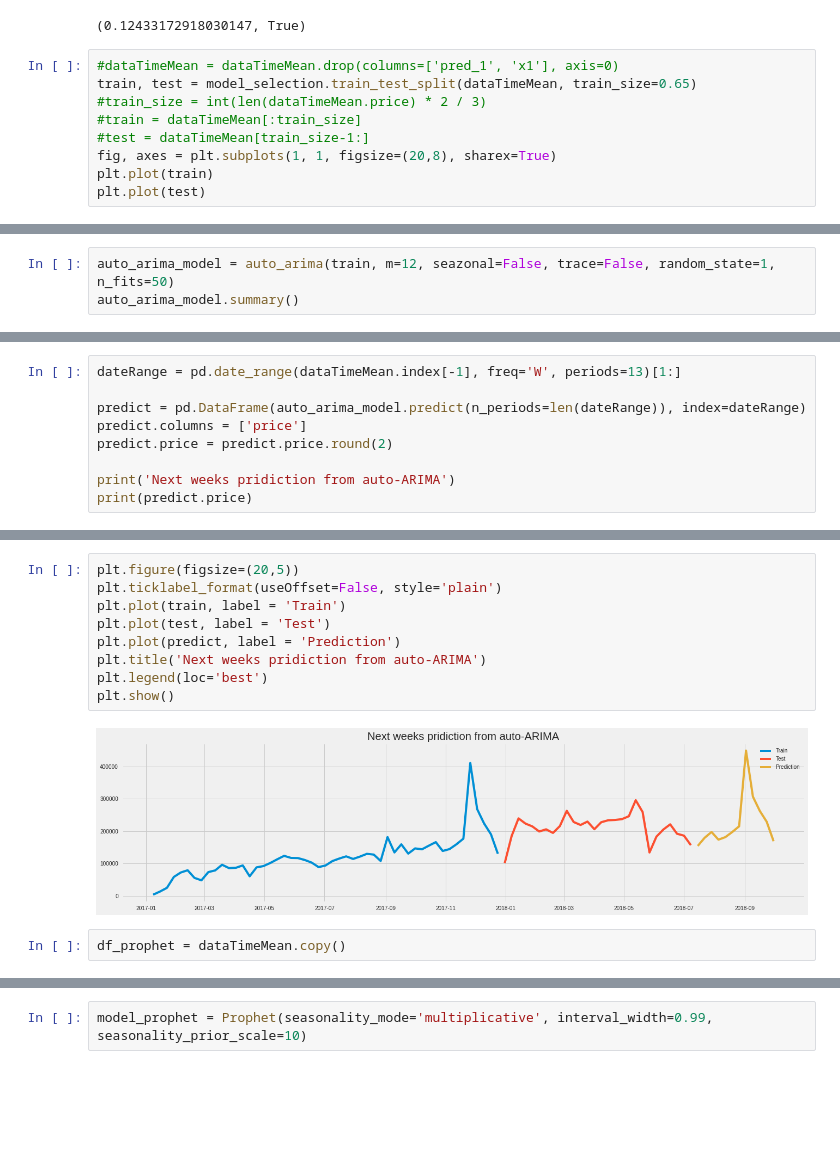
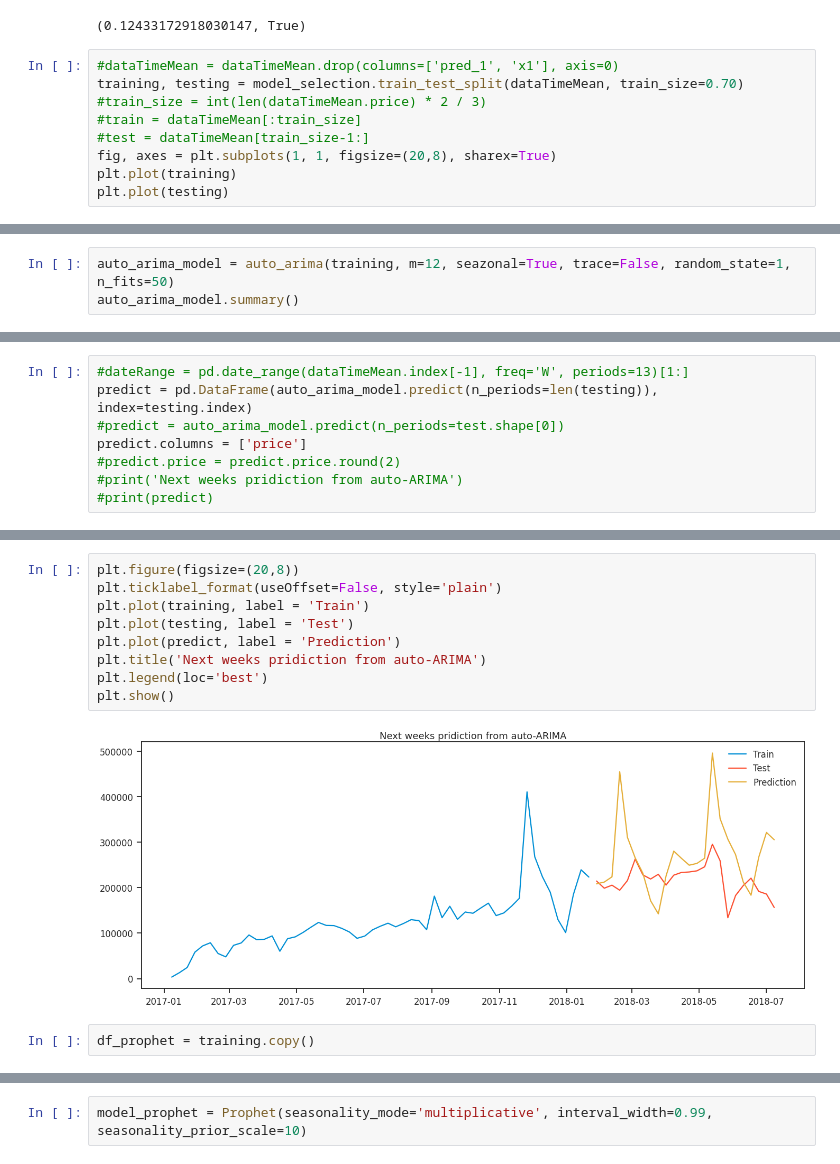
Before and after one commit to AlexanderVieira/EcommerceAnalytics, a Jupyter notebook: Code/Model/Experiment1/model_evaluation.ipynb, the cells around one changed output, grey strips where cells are left out. Saved outputs shown, nothing was run; the diff lists cells and outputs as text; blank space fills up the shorter version.

Commit message:
Modificação arquivo avaliação dos modelos.

```diff
--- a/Code/Model/Experiment1/model_evaluation.ipynb
+++ b/Code/Model/Experiment1/model_evaluation.ipynb
@@ -450,12 +450,12 @@ is_stationary is deprecated and will be removed in a future release of pmdarima.
 (0.12433172918030147, True)
 # %%
 #dataTimeMean = dataTimeMean.drop(columns=['pred_1', 'x1'], axis=0)
-train, test = model_selection.train_test_split(dataTimeMean, train_size=0.65)
+training, testing = model_selection.train_test_split(dataTimeMean, train_size=0.70)
 #train_size = int(len(dataTimeMean.price) * 2 / 3)
 #train = dataTimeMean[:train_size]
 #test = dataTimeMean[train_size-1:]
 fig, axes = plt.subplots(1, 1, figsize=(20,8), sharex=True)
-plt.plot(train)
-plt.plot(test)
+plt.plot(training)
+plt.plot(testing)
 # %% [output]
 [<matplotlib.lines.Line2D at 0x...>]
@@ -463,5 +463,5 @@ plt.plot(test)
 # %%
-auto_arima_model = auto_arima(train, m=12, seazonal=False, trace=False, random_state=1, n_fits=50)
+auto_arima_model = auto_arima(training, m=12, seazonal=True, trace=False, random_state=1, n_fits=50)
 auto_arima_model.summary()
 # %% [output]
 SARIMAX Results
@@ -486,9 +486,8 @@ Warnings:
 # %%
-dateRange = pd.date_range(dataTimeMean.index[-1], freq='W', periods=13)[1:]
-
-predict = pd.DataFrame(auto_arima_model.predict(n_periods=len(dateRange)), index=dateRange)
+#dateRange = pd.date_range(dataTimeMean.index[-1], freq='W', periods=13)[1:]
+predict = pd.DataFrame(auto_arima_model.predict(n_periods=len(testing)), index=testing.index)
+#predict = auto_arima_model.predict(n_periods=test.shape[0])
 predict.columns = ['price']
-predict.price = predict.price.round(2)
-
-print('Next weeks pridiction from auto-ARIMA')
-print(predict.price)
+#predict.price = predict.price.round(2)
+#print('Next weeks pridiction from auto-ARIMA')
+#print(predict)
@@ -510,15 +524,15 @@ Freq: W-SUN, Name: price, dtype: float64
 # %%
-plt.figure(figsize=(20,5))
+plt.figure(figsize=(20,8))
 plt.ticklabel_format(useOffset=False, style='plain')
-plt.plot(train, label = 'Train')
-plt.plot(test, label = 'Test')
+plt.plot(training, label = 'Train')
+plt.plot(testing, label = 'Test')
 plt.plot(predict, label = 'Prediction')
 plt.title('Next weeks pridiction from auto-ARIMA')
 plt.legend(loc='best')
 plt.show()
 # %% [output]
-[figure, old version]
+[figure, new version]
 # %%
-df_prophet = dataTimeMean.copy()
+df_prophet = training.copy()
 # %%
 df_prophet = df_prophet.reset_index().rename(columns={'order_purchase_timestamp': 'ds', 'price': 'y'})
```
Also changed, not shown: parts of 48 cells of this notebook.
